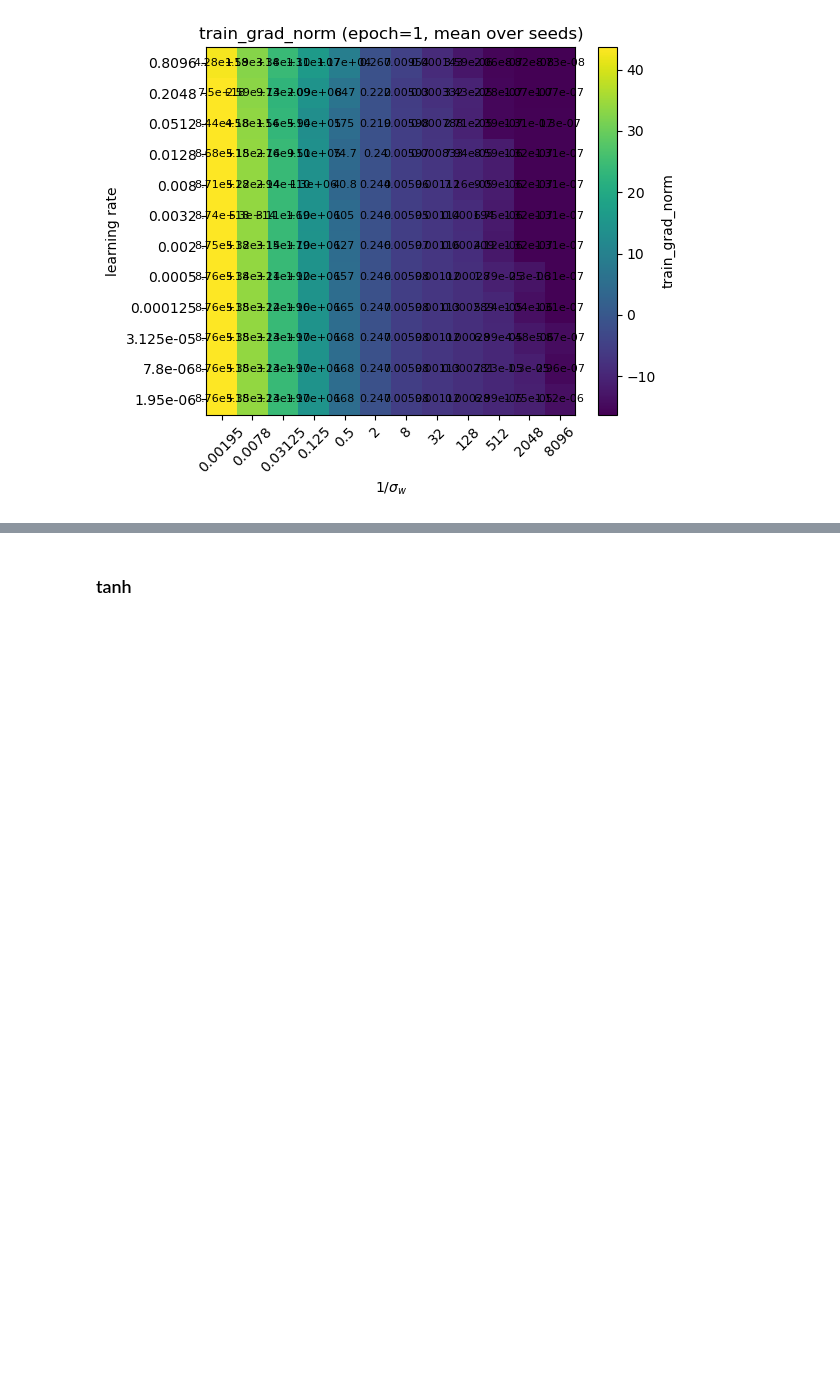
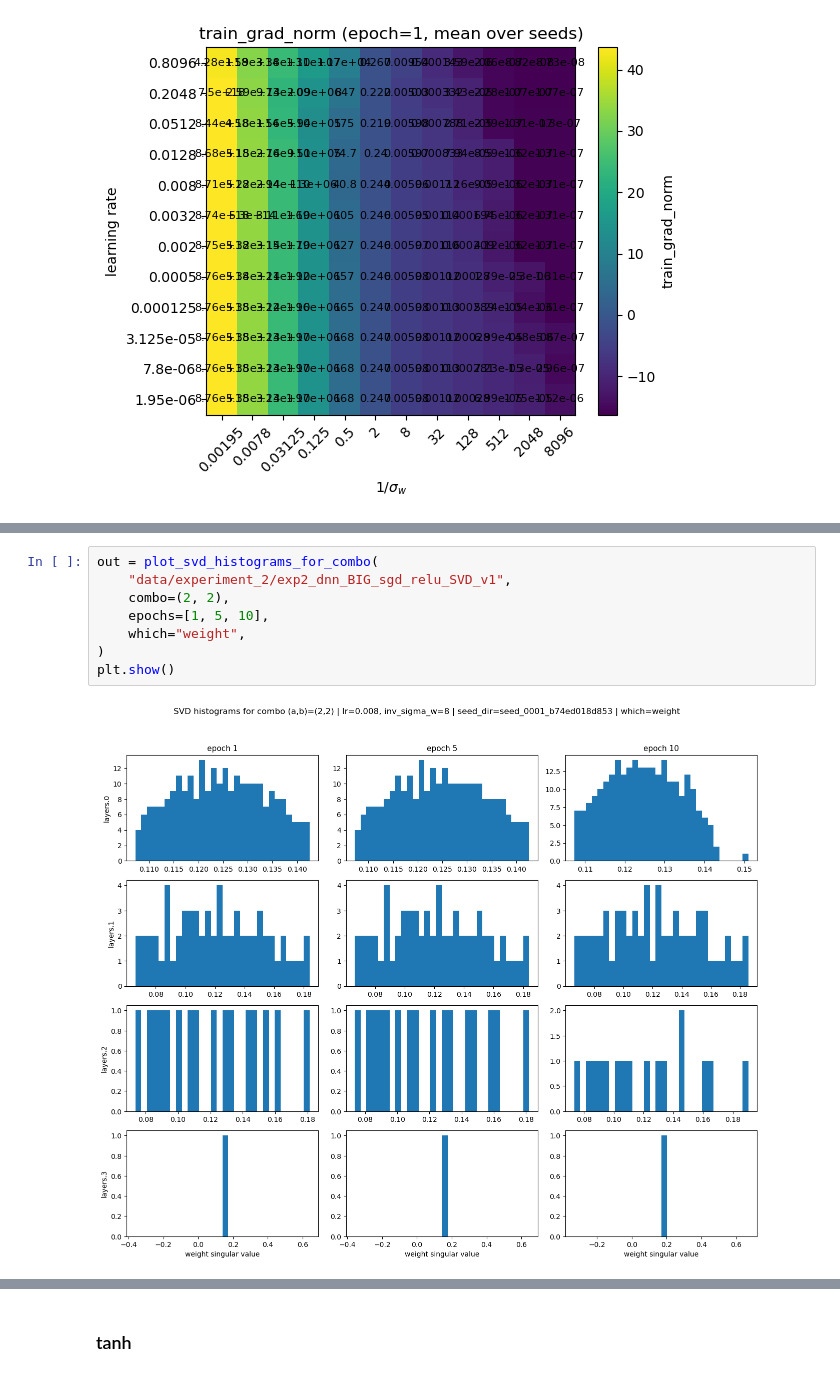
Before and after one commit to f-damico/BBP_in_SGD, a Jupyter notebook: notebook_experiment_2 copy.ipynb, the cells around one changed output, grey strips where cells are left out. Saved outputs shown, nothing was run; the diff lists cells and outputs as text; blank space fills up the shorter version.

Commit message:
SVD plot

```diff
--- a/notebook_experiment_2 copy.ipynb
+++ b/notebook_experiment_2 copy.ipynb
@@ -468,0 +887,10 @@ plt.show()
+# %%
+out = plot_svd_histograms_for_combo(
+    "data/experiment_2/exp2_dnn_BIG_sgd_relu_SVD_v1",
+    combo=(2, 2),
+    epochs=[1, 5, 10],
+    which="weight",
+)
+plt.show()
+# %% [output]
+[figure, added]
```
Also changed, not shown: parts of 6 cells of this notebook, 3 other files.
